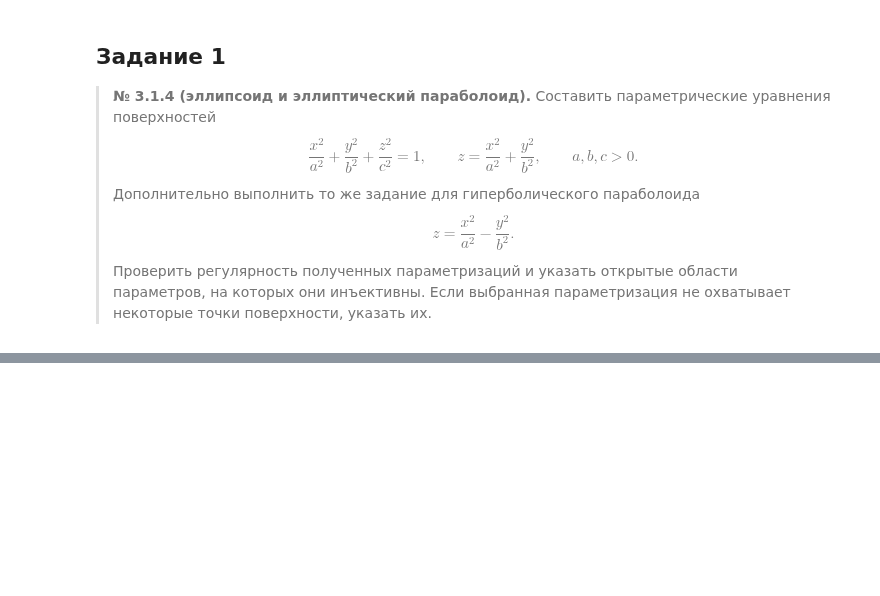
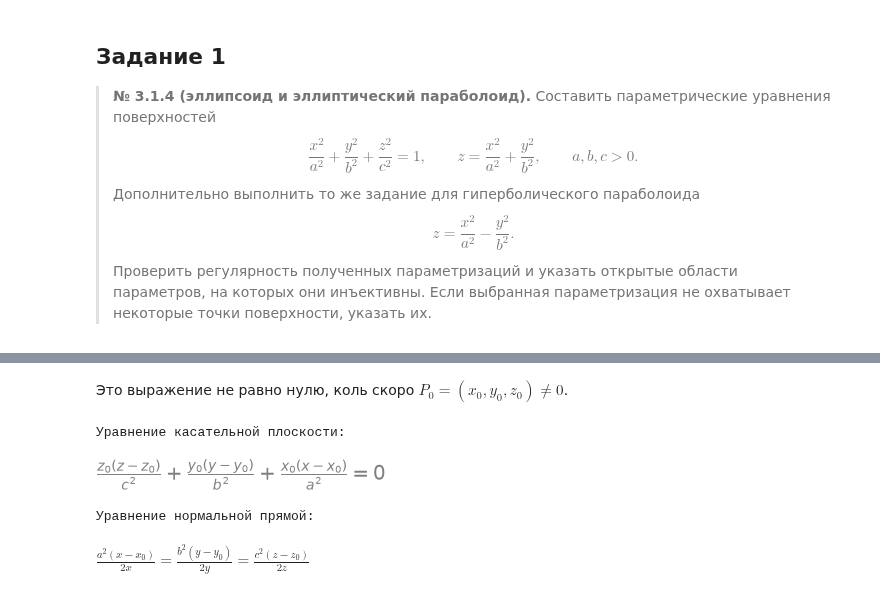
Before and after one commit to ivmulin/diffgeom, a Jupyter notebook: homework5/homework5.ipynb, the cells around one changed output, grey strips where cells are left out. Cells and saved outputs as stored; diff of their text form; code cells hidden in the pictures; blank space fills up the shorter version.

```diff
--- a/homework5/homework5.ipynb
+++ b/homework5/homework5.ipynb
@@ -24,0 +208,21 @@ display(r)
+# %% [markdown]
+Это выражение не равно нулю, коль скоро $P_0 = (x_0, y_0, z_0) \ne 0$.
+# %%
+offsets = sp.Matrix([x - x0, y - y0, z - z0])
+
+print("Уравнение касательной плоскости:")
+display( sp.Eq(grad_F_P0.dot(offsets) / 2, 0) )
+# %% [output]
+Уравнение касательной плоскости:
+[figure, added]
+# %%
+F_flip = grad_F.applyfunc(lambda x: x**(-1))
+line_coords = F_flip.multiply_elementwise(offsets)
+
+print("Уравнение нормальной прямой:")
+display(Math(
+    sp.latex(line_coords[0]) + r" = " + sp.latex(line_coords[1]) + r" = " + sp.latex(line_coords[2])
+))
+# %% [output]
+Уравнение нормальной прямой:
+$\displaystyle \frac{a^{2} \left(x - x_{0}\right)}{2 x} = \frac{b^{2} \left(y - y_{0}\right)}{2 y} = \frac{c^{2} \left(z - z_{0}\right)}{2 z}$
```
Also changed, not shown: parts of 26 cells of this notebook.
